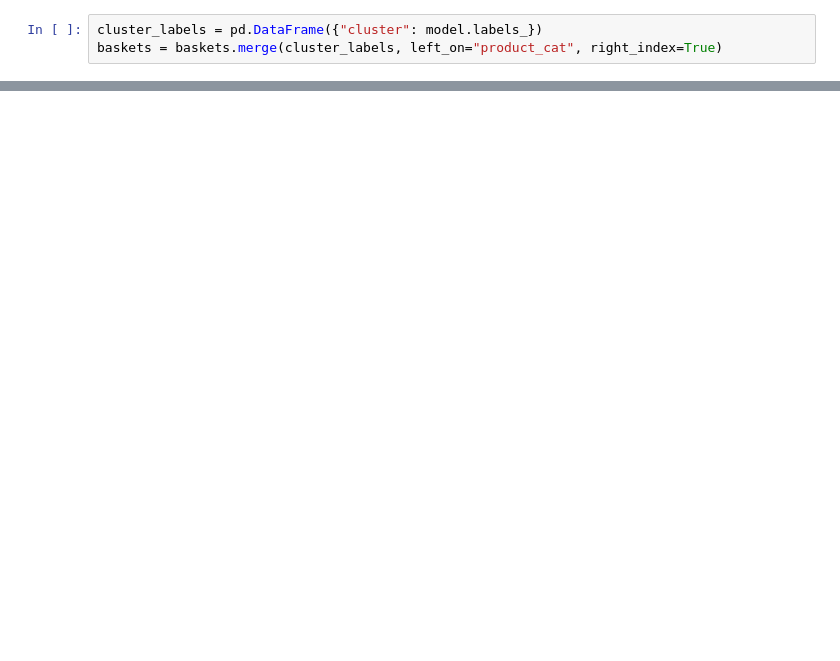
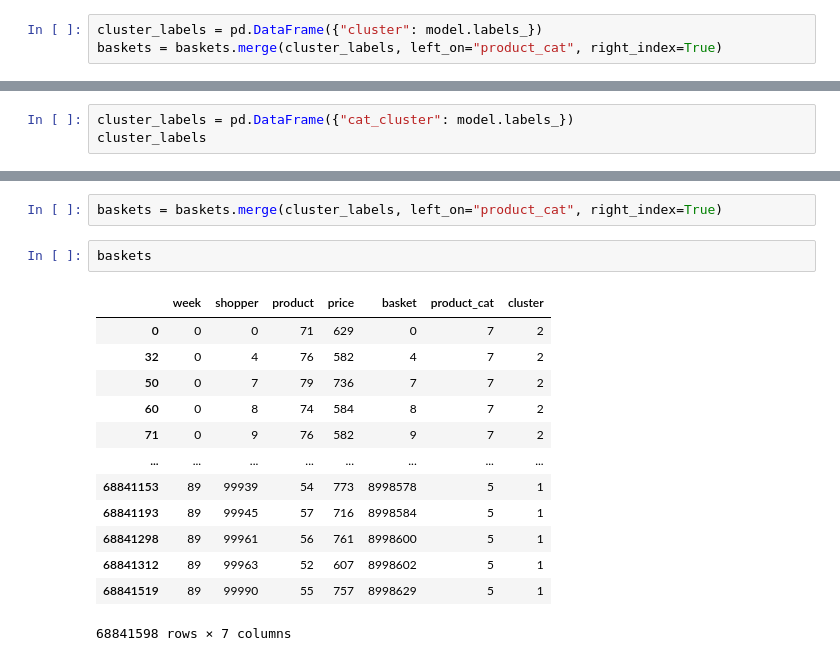
Before and after one commit to leonhagel/mlim-g2, a Jupyter notebook: code/Clustering.ipynb, the cells around one changed output, grey strips where cells are left out. Cells and saved outputs as stored; diff of their text form; blank space fills up the shorter version.

```diff
--- a/code/Clustering.ipynb
+++ b/code/Clustering.ipynb
@@ -313,0 +298,3 @@ baskets = baskets.merge(cluster_labels, left_on="product_cat", right_index=True)
+# %%
+cluster_labels = pd.DataFrame({"cat_cluster": model.labels_})
+cluster_labels
@@ -313,0 +319,18 @@ baskets = baskets.merge(cluster_labels, left_on="product_cat", right_index=True)
+# %%
+baskets = baskets.merge(cluster_labels, left_on="product_cat", right_index=True)
+# %%
+baskets
+# %% [output]
+|  | week | shopper | product | price | basket | product_cat | cluster |
+| 0 | 0 | 0 | 71 | 629 | 0 | 7 | 2 |
+| 32 | 0 | 4 | 76 | 582 | 4 | 7 | 2 |
+| 50 | 0 | 7 | 79 | 736 | 7 | 7 | 2 |
+| 60 | 0 | 8 | 74 | 584 | 8 | 7 | 2 |
+| 71 | 0 | 9 | 76 | 582 | 9 | 7 | 2 |
+| ... | ... | ... | ... | ... | ... | ... | ... |
+| 68841153 | 89 | 99939 | 54 | 773 | 8998578 | 5 | 1 |
+| 68841193 | 89 | 99945 | 57 | 716 | 8998584 | 5 | 1 |
+| 68841298 | 89 | 99961 | 56 | 761 | 8998600 | 5 | 1 |
+| 68841312 | 89 | 99963 | 52 | 607 | 8998602 | 5 | 1 |
+| 68841519 | 89 | 99990 | 55 | 757 | 8998629 | 5 | 1 |
+68841598 rows × 7 columns
```
Also changed, not shown: parts of 17 cells of this notebook, 5 other files.
